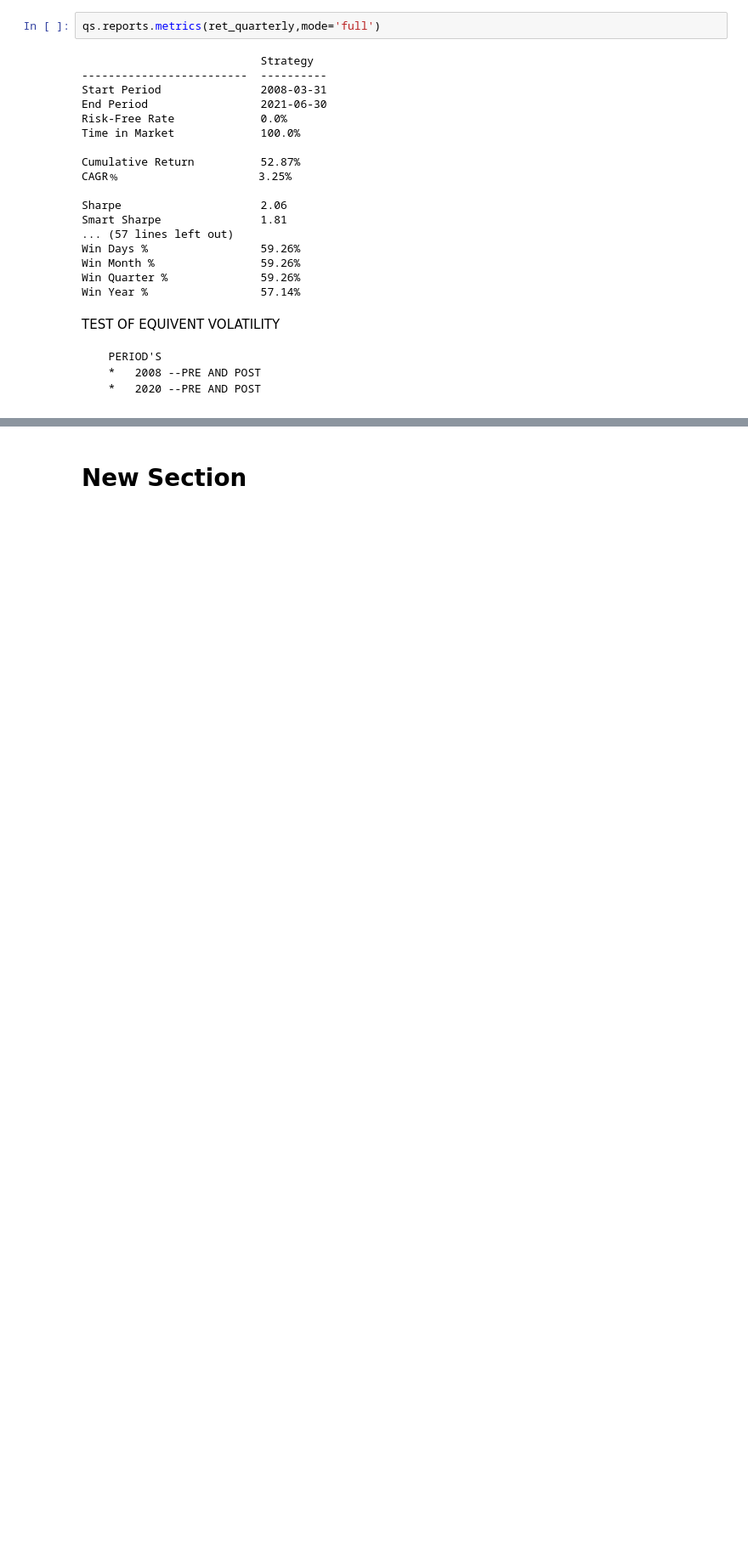
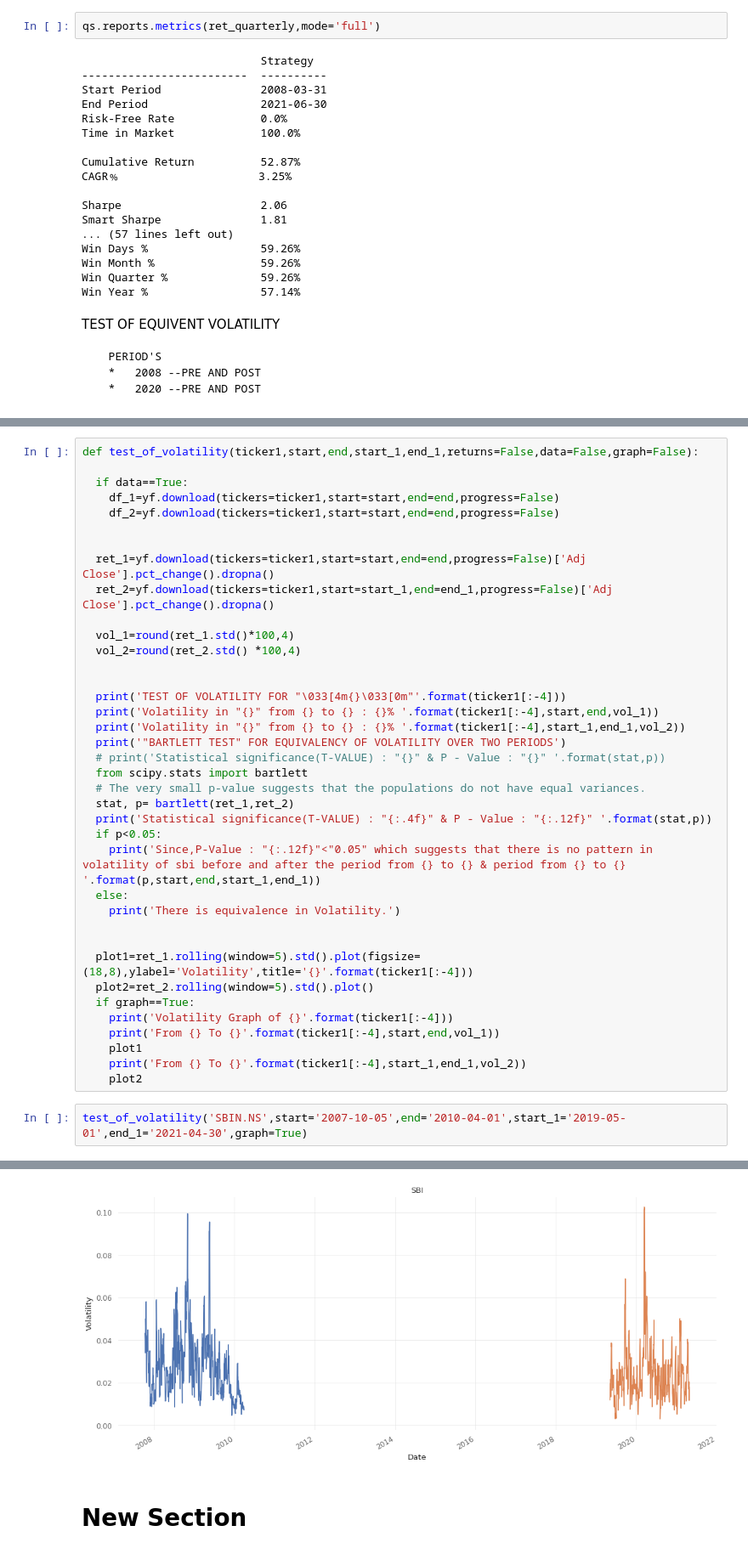
Before and after one commit to AMAYadav/PROJECTS-, a Jupyter notebook: Volatility_study.ipynb, the cells around one changed output, grey strips where cells are left out. Shown at 85% size. Saved outputs shown, nothing was run; the diff lists cells and outputs as text; blank space fills up the shorter version.

```diff
--- a/Volatility_study.ipynb
+++ b/Volatility_study.ipynb
@@ -482,0 +482,41 @@ TEST OF EQUIVENT VOLATILITY
+# %%
+def test_of_volatility(ticker1,start,end,start_1,end_1,returns=False,data=False,graph=False):
+
+  if data==True:
+    df_1=yf.download(tickers=ticker1,start=start,end=end,progress=False)
+    df_2=yf.download(tickers=ticker1,start=start,end=end,progress=False)
+
+
+  ret_1=yf.download(tickers=ticker1,start=start,end=end,progress=False)['Adj Close'].pct_change().dropna()
+  ret_2=yf.download(tickers=ticker1,start=start_1,end=end_1,progress=False)['Adj Close'].pct_change().dropna()
+
+  vol_1=round(ret_1.std()*100,4)
+  vol_2=round(ret_2.std() *100,4)
+
+
+  print('TEST OF VOLATILITY FOR "\033[4m{}\033[0m"'.format(ticker1[:-4]))
+  print('Volatility in "{}" from {} to {} : {}% '.format(ticker1[:-4],start,end,vol_1))
+  print('Volatility in "{}" from {} to {} : {}% '.format(ticker1[:-4],start_1,end_1,vol_2))
+  print('"BARTLETT TEST" FOR EQUIVALENCY OF VOLATILITY OVER TWO PERIODS')
+  # print('Statistical significance(T-VALUE) : "{}" & P - Value : "{}" '.format(stat,p))
+  from scipy.stats import bartlett
+  # The very small p-value suggests that the populations do not have equal variances.
+  stat, p= bartlett(ret_1,ret_2)
+  print('Statistical significance(T-VALUE) : "{:.4f}" & P - Value : "{:.12f}" '.format(stat,p))
+  if p<0.05:
+    print('Since,P-Value : "{:.12f}"<"0.05" which suggests that there is no pattern in volatility of sbi before and after the period from {} to {} & period from {} to {} '.format(p,start,end,start_1,end_1))
+  else:
+    print('There is equivalence in Volatility.')
+
+
+  plot1=ret_1.rolling(window=5).std().plot(figsize=(18,8),ylabel='Volatility',title='{}'.format(ticker1[:-4]))
+  plot2=ret_2.rolling(window=5).std().plot()
+  if graph==True:
+    print('Volatility Graph of {}'.format(ticker1[:-4]))
+    print('From {} To {}'.format(ticker1[:-4],start,end,vol_1))
+    plot1
+    print('From {} To {}'.format(ticker1[:-4],start_1,end_1,vol_2))
+    plot2
+# %%
+test_of_volatility('SBIN.NS',start='2007-10-05',end='2010-04-01',start_1='2019-05-01',end_1='2021-04-30',graph=True)
+# %% [output]
@@ -483,2 +532,3 @@ TEST OF EQUIVENT VOLATILITY
+[figure, added]
 # %% [markdown]
 # New Section
```
Also changed, not shown: parts of 36 cells of this notebook.
